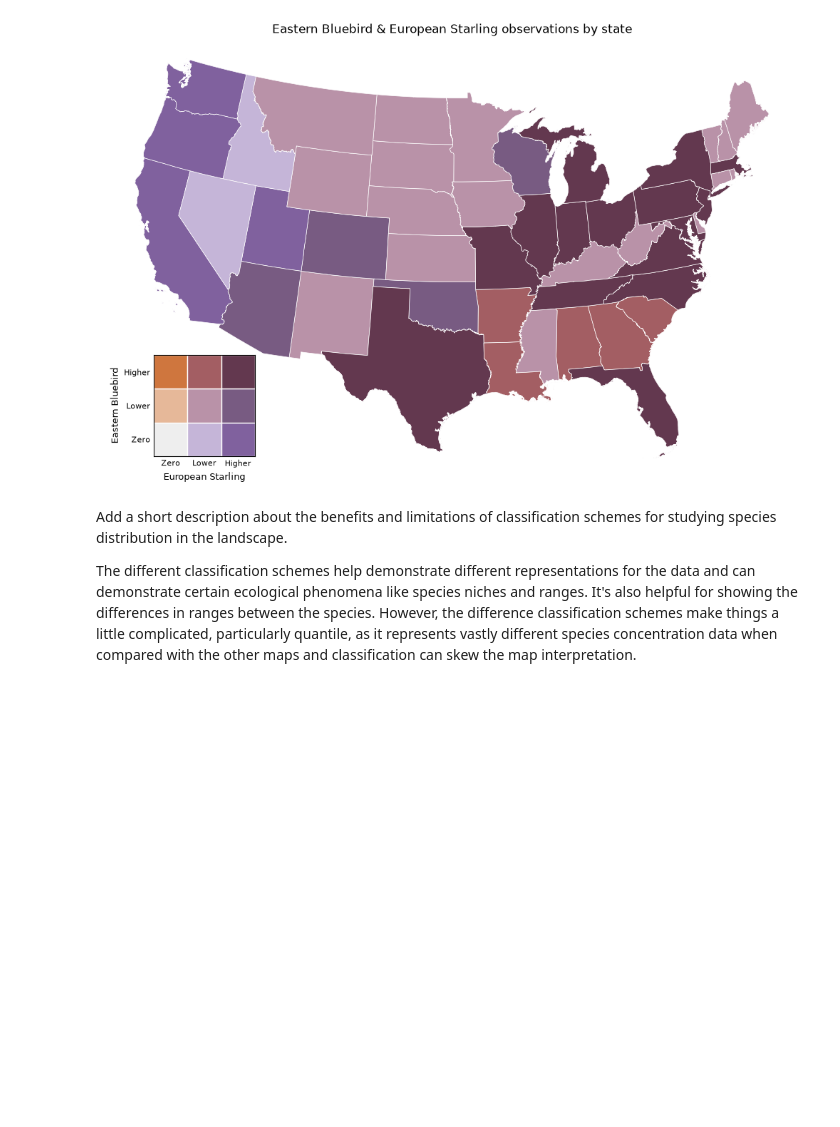
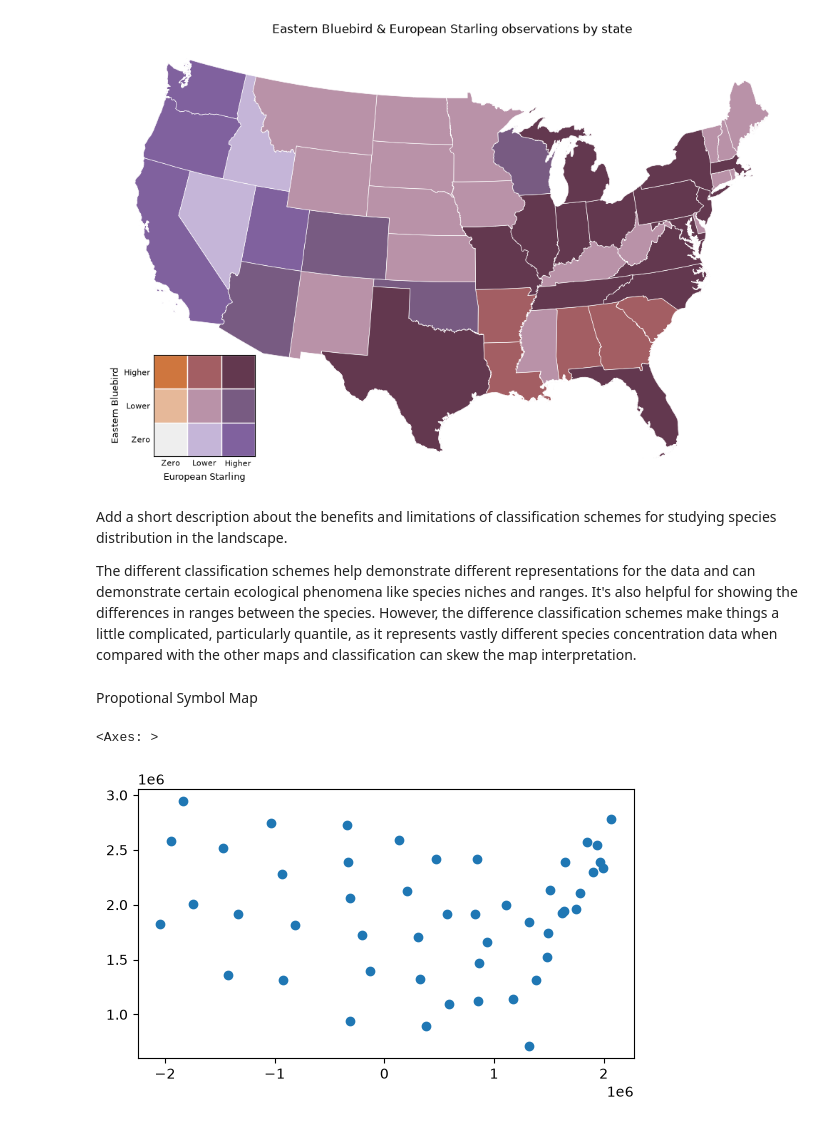
Before and after one commit to MarenKloempken/geog592-marenk, a Jupyter notebook: homework/week09/marenk-hw09.ipynb, the cells around one changed output. Drawn from its saved outputs; the diff is of its cells as text; code cells hidden in the pictures; blank space fills up the shorter version.

```diff
--- a/homework/week09/marenk-hw09.ipynb
+++ b/homework/week09/marenk-hw09.ipynb
@@ -733,3 +712,22 @@ European Starling positive-count median: 233.0
 Add a short description about the benefits and limitations of classification schemes for studying species distribution in the landscape.
 
 The different classification schemes help demonstrate different representations for the data and can demonstrate certain ecological phenomena like species niches and ranges. It's also helpful for showing the differences in ranges between the species. However, the difference classification schemes make things a little complicated, particularly quantile, as it represents vastly different species concentration data when compared with the other maps and classification can skew the map interpretation.
+# %% [markdown]
+Propotional Symbol Map
+# %%
+## First let's make sure that our statemap has the total bird counts
+totals = counts.sum(axis=1).rename("total")
+
+state_map = contiguous_us.merge(
+    totals, left_on="NAME", right_index=True, how="left"
+)
+state_map["total"] = state_map["total"].fillna(0)
+state_map.head()
+
+centers = state_map.geometry.centroid
+centers.head()
+
+centers.plot()
+# %% [output]
+<Axes: >
+[figure, added]
```
Also changed, not shown: parts of 11 cells of this notebook.
